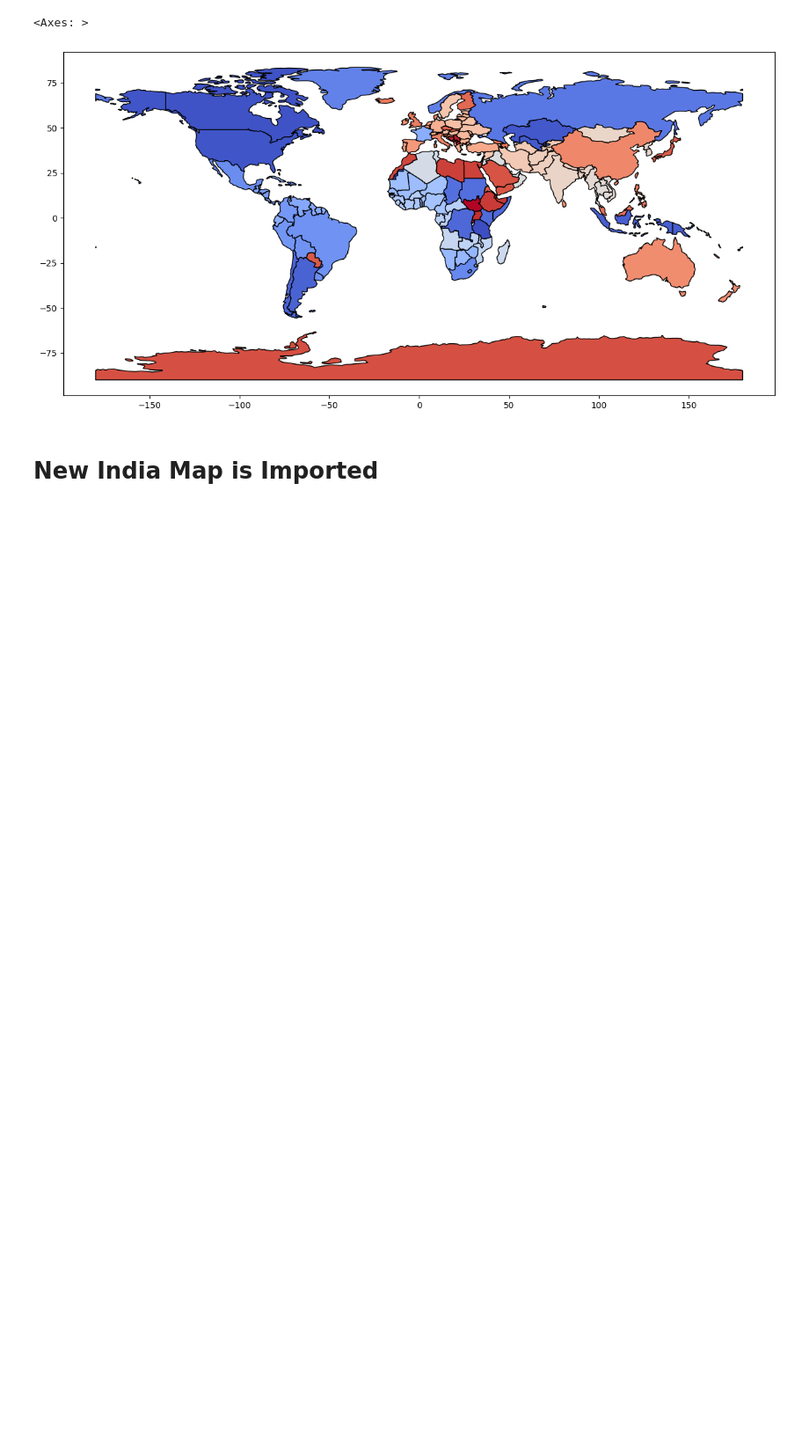
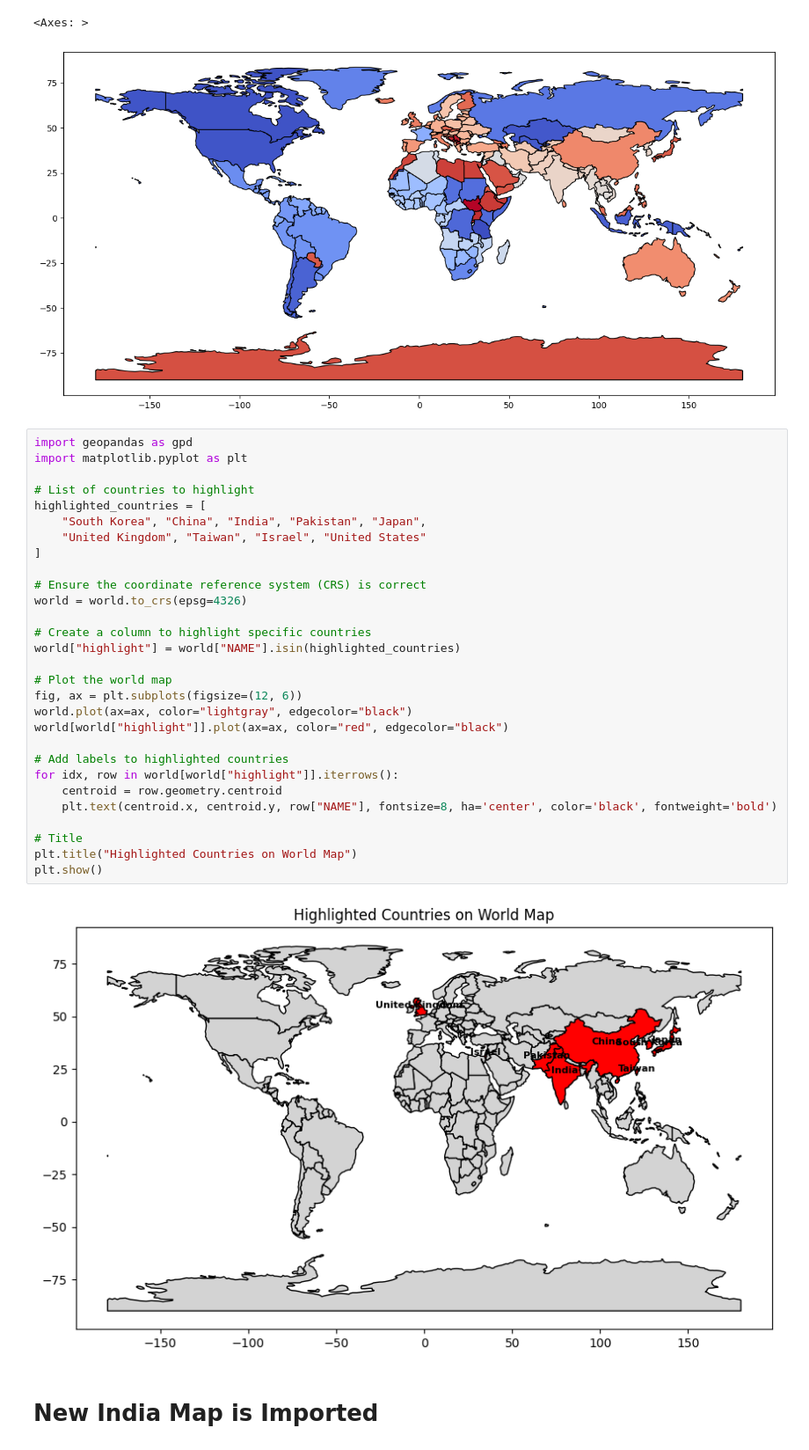
Before and after one commit to HimanshuHeda/Advance_Python, a Jupyter notebook: Geospatial_geopandas.ipynb, the cells around one changed output. Shown at 88% size. Cells and saved outputs as stored; diff of their text form; blank space fills up the shorter version.

Commit message:
Highlighting Countries

```diff
--- a/Geospatial_geopandas.ipynb
+++ b/Geospatial_geopandas.ipynb
@@ -43,6 +43,37 @@ world.plot(ax=ax, cmap="coolwarm", edgecolor="black")
 # %% [output]
 <Axes: >
 [figure]
+# %%
+import geopandas as gpd
+import matplotlib.pyplot as plt
+
+# List of countries to highlight
+highlighted_countries = [
+    "South Korea", "China", "India", "Pakistan", "Japan",
+    "United Kingdom", "Taiwan", "Israel", "United States"
+]
+
+# Ensure the coordinate reference system (CRS) is correct
+world = world.to_crs(epsg=4326)
+
+# Create a column to highlight specific countries
+world["highlight"] = world["NAME"].isin(highlighted_countries)
+
+# Plot the world map
+fig, ax = plt.subplots(figsize=(12, 6))
+world.plot(ax=ax, color="lightgray", edgecolor="black")
+world[world["highlight"]].plot(ax=ax, color="red", edgecolor="black")
+
+# Add labels to highlighted countries
+for idx, row in world[world["highlight"]].iterrows():
+    centroid = row.geometry.centroid
+    plt.text(centroid.x, centroid.y, row["NAME"], fontsize=8, ha='center', color='black', fontweight='bold')
+
+# Title
+plt.title("Highlighted Countries on World Map")
+plt.show()
+# %% [output]
+[figure, added]
 # %% [markdown]
 # New India Map is Imported
 # %%
```
